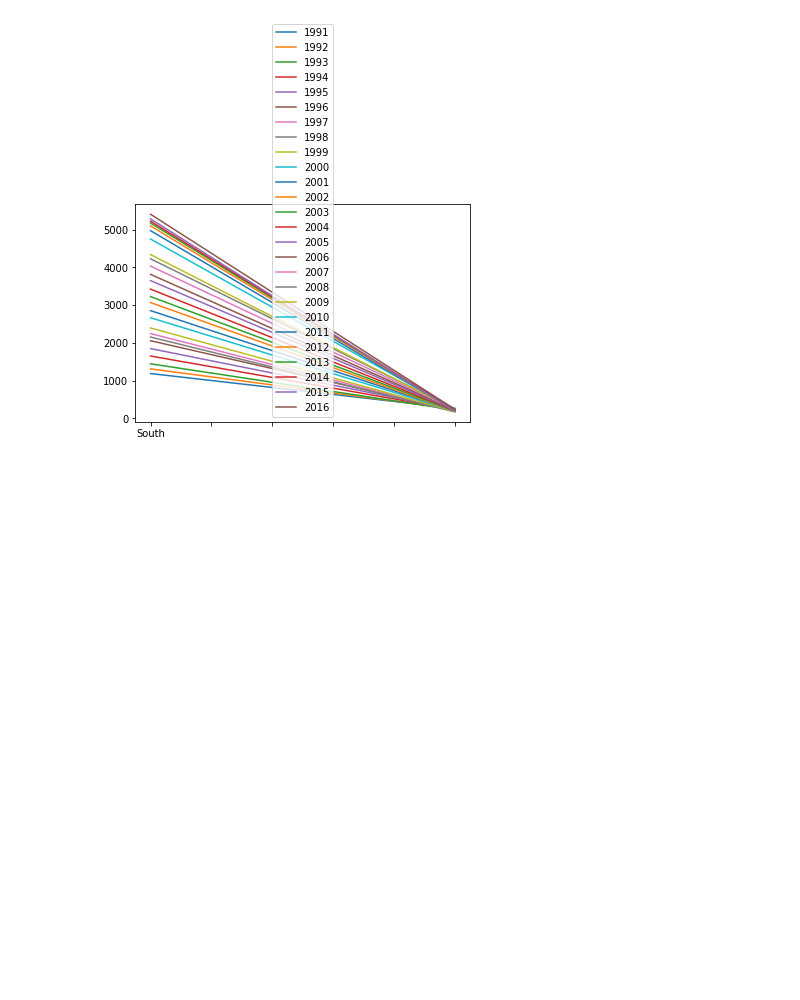
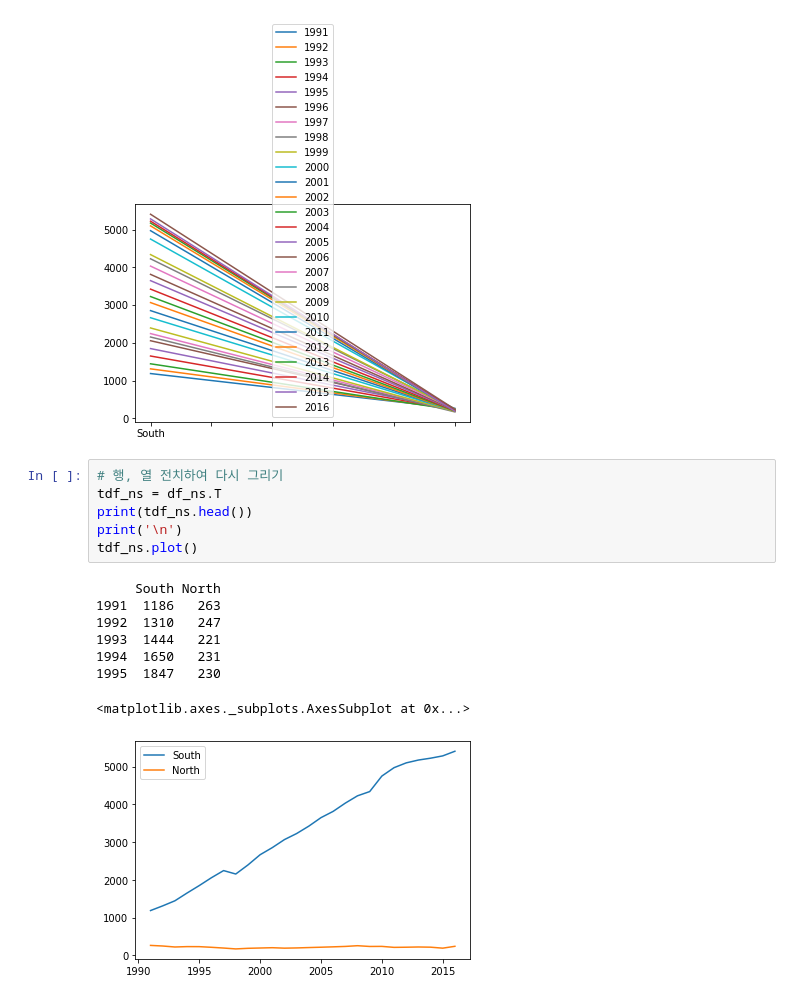
Before and after one commit to lala991204/pandas, a Jupyter notebook: 3_4_df_plot.ipynb, the cells around one changed output. Cells and saved outputs as stored; diff of their text form; blank space fills up the shorter version.

```diff
--- a/3_4_df_plot.ipynb
+++ b/3_4_df_plot.ipynb
@@ -21,3 +21,18 @@ North   263   247   221   231   230   213  ...   211   215   221   216   190   2
 [2 rows x 26 columns]
 <matplotlib.axes._subplots.AxesSubplot at 0x...>
 [figure]
+# %%
+# 행, 열 전치하여 다시 그리기
+tdf_ns = df_ns.T
+print(tdf_ns.head())
+print('\n')
+tdf_ns.plot()
+# %% [output]
+     South North
+1991  1186   263
+1992  1310   247
+1993  1444   221
+1994  1650   231
+1995  1847   230
+<matplotlib.axes._subplots.AxesSubplot at 0x...>
+[figure, added]
```
